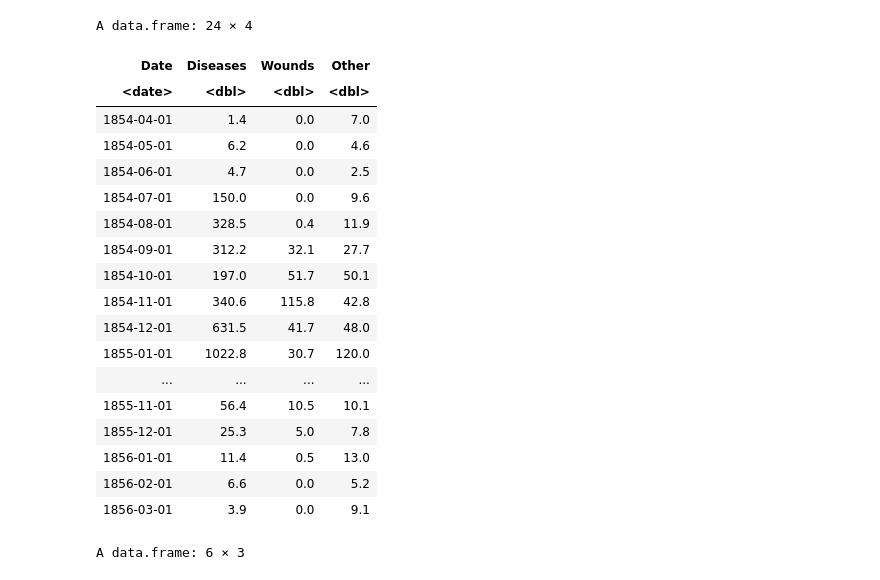
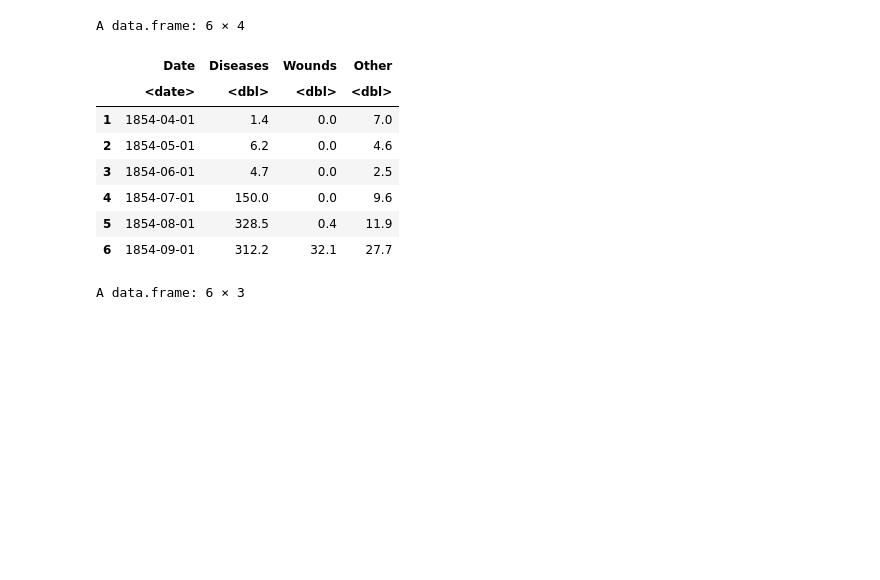
Before and after one commit to snehasri25/Data-Visualization, a Jupyter notebook: Nightingale.ipynb, the cells around one changed output. Saved outputs shown, nothing was run; the diff lists cells and outputs as text; code cells hidden in the pictures; blank space fills up the shorter version.

```diff
--- a/Nightingale.ipynb
+++ b/Nightingale.ipynb
@@ -35,27 +26,18 @@ A data.frame: 24 × 10
 # %%
+#keeping the essential columns only
 data1<- data[,c(1,8:10)]
 names(data1)[2] <- "Diseases"
 names(data1)[3] <- "Wounds"
 names(data1)[4] <- "Other"
-data1
+head(data1)
 # %% [output]
-A data.frame: 24 × 4
+A data.frame: 6 × 4
-| Date | Diseases | Wounds | Other |
-| <date> | <dbl> | <dbl> | <dbl> |
-| 1854-04-01 | 1.4 | 0.0 | 7.0 |
-| 1854-05-01 | 6.2 | 0.0 | 4.6 |
-| 1854-06-01 | 4.7 | 0.0 | 2.5 |
-| 1854-07-01 | 150.0 | 0.0 | 9.6 |
-| 1854-08-01 | 328.5 | 0.4 | 11.9 |
-| 1854-09-01 | 312.2 | 32.1 | 27.7 |
-| 1854-10-01 | 197.0 | 51.7 | 50.1 |
-| 1854-11-01 | 340.6 | 115.8 | 42.8 |
-| 1854-12-01 | 631.5 | 41.7 | 48.0 |
-| 1855-01-01 | 1022.8 | 30.7 | 120.0 |
-| ... | ... | ... | ... |
-| 1855-11-01 | 56.4 | 10.5 | 10.1 |
-| 1855-12-01 | 25.3 | 5.0 | 7.8 |
-| 1856-01-01 | 11.4 | 0.5 | 13.0 |
-| 1856-02-01 | 6.6 | 0.0 | 5.2 |
-| 1856-03-01 | 3.9 | 0.0 | 9.1 |
+|  | Date | Diseases | Wounds | Other |
+|  | <date> | <dbl> | <dbl> | <dbl> |
+| 1 | 1854-04-01 | 1.4 | 0.0 | 7.0 |
+| 2 | 1854-05-01 | 6.2 | 0.0 | 4.6 |
+| 3 | 1854-06-01 | 4.7 | 0.0 | 2.5 |
+| 4 | 1854-07-01 | 150.0 | 0.0 | 9.6 |
+| 5 | 1854-08-01 | 328.5 | 0.4 | 11.9 |
+| 6 | 1854-09-01 | 312.2 | 32.1 | 27.7 |
 # %%
```
Also changed, not shown: parts of 9 cells of this notebook.
